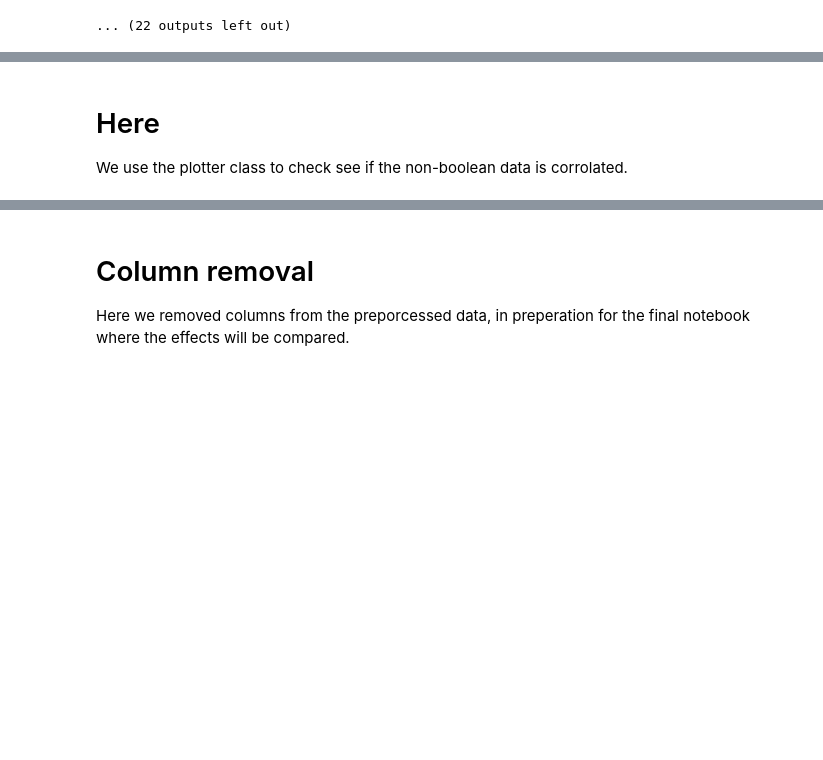
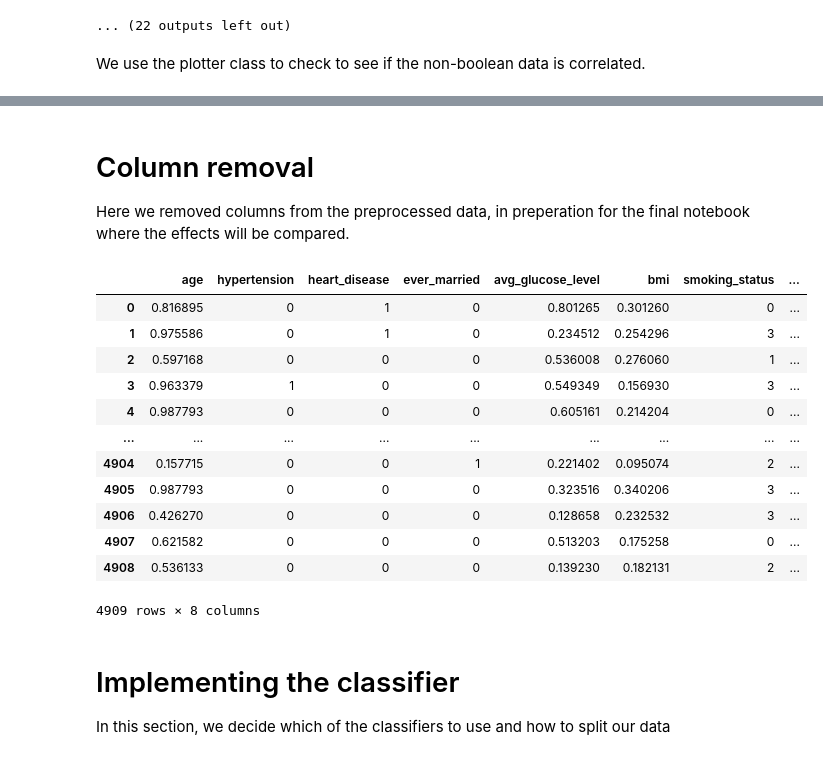
Before and after one commit to Zorgodon/stroke_classifier, a Jupyter notebook: Notebook 1 - data preproccessing.ipynb, the cells around one changed output, grey strips where cells are left out. Saved outputs shown, nothing was run; the diff lists cells and outputs as text; code cells hidden in the pictures; blank space fills up the shorter version.

Commit message:
Started working on notebooks -rakin

```diff
--- a/Notebook 1 - data preproccessing.ipynb
+++ b/Notebook 1 - data preproccessing.ipynb
@@ -448,6 +448,8 @@ Residence_type
 [interactive output not drawn]
 [interactive output not drawn]
 ... (22 outputs left out)
+# %% [markdown]
+We use the plotter class to check to see if the non-boolean data is correlated.
 # %%
 # print scatter graphs for each non-boolean function to check for corrolation
 for name in nbols:
@@ -463,10 +465,6 @@ avg_glucose_level
 bmi
 [interactive output not drawn]
 [interactive output not drawn]
-# %% [markdown]
-# Here
-
-We use the plotter class to check see if the non-boolean data is corrolated.
 # %%
 # visualise data in 3D
 preplots.scatter('stroke','age','bmi')
@@ -476,19 +474,37 @@ preplots.scatter('stroke','age','bmi')
 # %% [markdown]
 # Column removal
 
-Here we removed columns from the preporcessed data, in preperation for the final notebook where the effects will be compared.
+Here we removed columns from the preprocessed data, in preperation for the final notebook where the effects will be compared.
 # %%
 # read preprocessed data to delete columns to used in the final cell, hence output to csv
 
 # load preporcessed data
 data = pd.read_csv('data/preprocessed-healthcare-dataset-stroke-data.csv')
 
 # run loop over names
 for name in data.columns:
 
     # generate class using copy of data so it can be reused in loop
     datap = Preprocessor(data.copy())
     # remove specific data column
     datare = datap.remove(name)
     # output to csv in diff file
     datare.to_csv(f'data/data_removed/{name}_removed-healthcare-dataset-stroke-data.csv',)
+data
+# %% [output]
+|  | age | hypertension | heart_disease | ever_married | avg_glucose_level | bmi | smoking_status | ... |
+| 0 | 0.816895 | 0 | 1 | 0 | 0.801265 | 0.301260 | 0 | ... |
+| 1 | 0.975586 | 0 | 1 | 0 | 0.234512 | 0.254296 | 3 | ... |
+| 2 | 0.597168 | 0 | 0 | 0 | 0.536008 | 0.276060 | 1 | ... |
+| 3 | 0.963379 | 1 | 0 | 0 | 0.549349 | 0.156930 | 3 | ... |
+| 4 | 0.987793 | 0 | 0 | 0 | 0.605161 | 0.214204 | 0 | ... |
+| ... | ... | ... | ... | ... | ... | ... | ... | ... |
+| 4904 | 0.157715 | 0 | 0 | 1 | 0.221402 | 0.095074 | 2 | ... |
+| 4905 | 0.987793 | 0 | 0 | 0 | 0.323516 | 0.340206 | 3 | ... |
+| 4906 | 0.426270 | 0 | 0 | 0 | 0.128658 | 0.232532 | 3 | ... |
+| 4907 | 0.621582 | 0 | 0 | 0 | 0.513203 | 0.175258 | 0 | ... |
+| 4908 | 0.536133 | 0 | 0 | 0 | 0.139230 | 0.182131 | 2 | ... |
+4909 rows × 8 columns
+# %% [markdown]
+# Implementing the classifier
+In this section, we decide which of the classifiers to use and how to split our data
```
Also changed, not shown: parts of 3 cells of this notebook, 13 other files.
